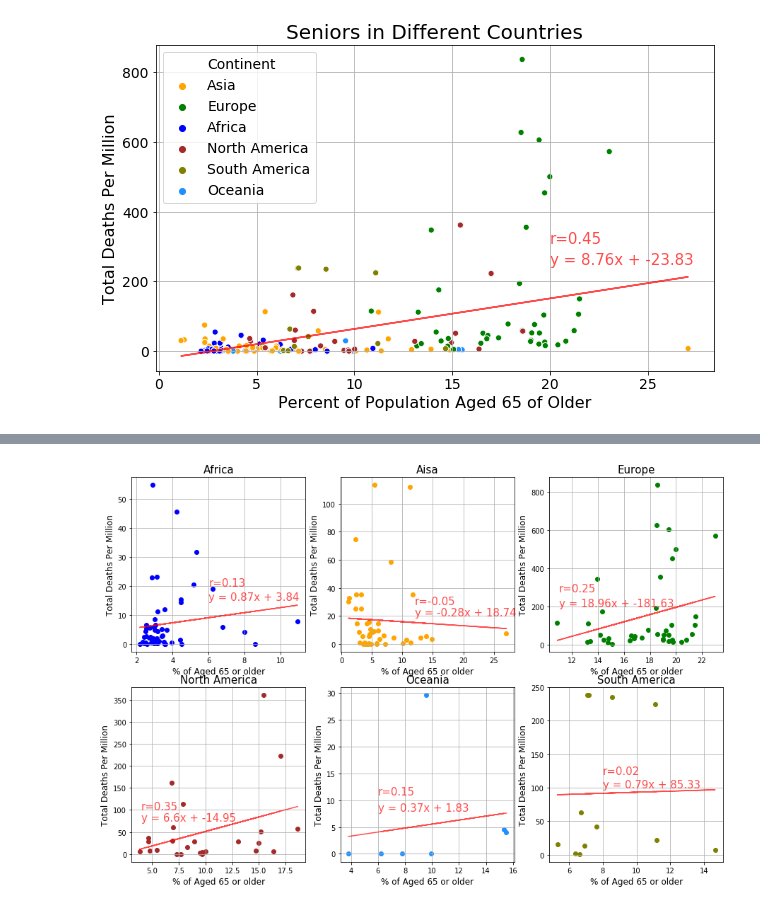
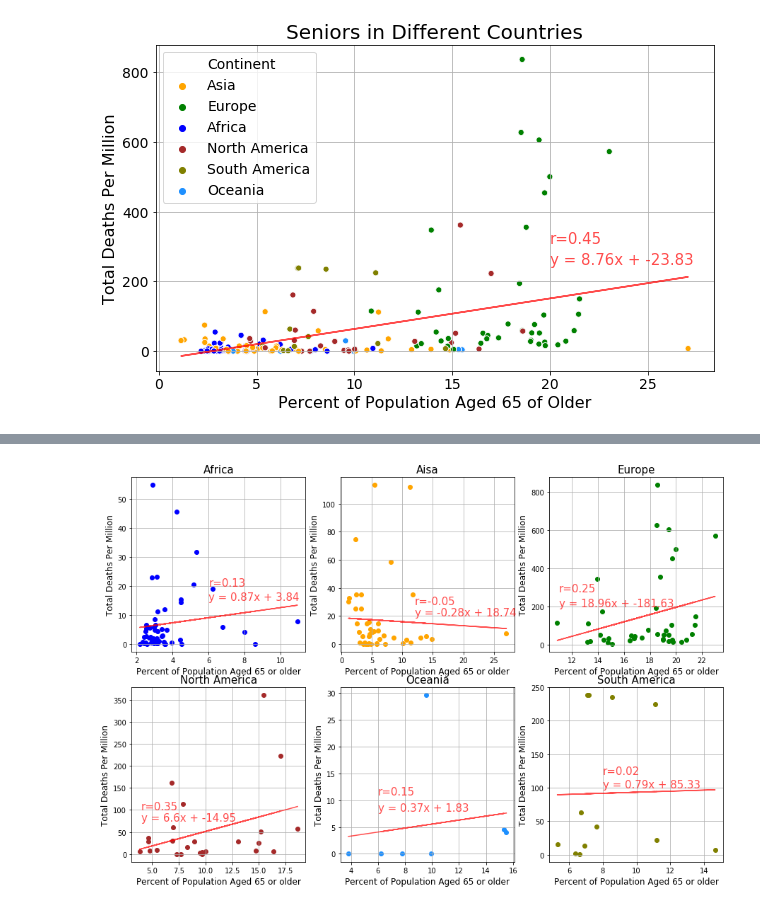
Before and after one commit to M-Agami/META-B, a Jupyter notebook: Coding/Coronavirus.ipynb, the cells around one changed output, grey strips where cells are left out. Drawn from its saved outputs; the diff is of its cells as text; code cells hidden in the pictures.

```diff
--- a/Coding/Coronavirus.ipynb
+++ b/Coding/Coronavirus.ipynb
@@ -159 +132,4 @@ combined_df[(combined_df['Continent']=='South America')].groupby("Date").sum()
+# %%
+# delete the data for "2020-06-22" because it is not complete
+combined_df=combined_df[combined_df['Date']!="2020-06-22"]
 # %%
@@ -419,10 +343,12 @@ oceania_65_cases_df.head()
 # %%
+# scatter plot of people aged 65 or older vs. death per million break down by continents
+
 fig, axs = plt.subplots(2,3,figsize=(15,10))
 
 # africa
-africa_65_cases_df_updated=africa_65_cases_df[["% of Aged 65 or older","Total Deaths Per Million"]]
+africa_65_cases_df_updated=africa_65_cases_df[["Aged 65 or older","Total Deaths Per Million"]]
 africa_65_cases_df_updated=africa_65_cases_df_updated.dropna()
-x_values=africa_65_cases_df_updated["% of Aged 65 or older"]
+x_values=africa_65_cases_df_updated["Aged 65 or older"]
 y_values=africa_65_cases_df_updated["Total Deaths Per Million"]
 (slope, intercept, rvalue, pvalue, stderr) = linregress(x_values, y_values)
 regress_values = x_values * slope + intercept
@@ -430,8 +356,8 @@ line_eq = "y = " + str(round(slope,2)) + "x + " + str(round(intercept,2))
 axs[0,0].scatter(x_values, y_values,color='blue')
 axs[0,0].plot(x_values,regress_values,"r-",alpha=0.7)
 axs[0,0].set_title('Africa', size=15) # Title
-axs[0,0].set_xlabel('% of Aged 65 or older', fontsize = 12) # Y label
-axs[0,0].set_ylabel('Total Deaths Per Million', fontsize = 12) # Y label
+axs[0,0].set_xlabel('Percent of Population Aged 65 or older', fontsize = 12)
+axs[0,0].set_ylabel('Total Deaths Per Million', fontsize = 12)
 axs[0,0].annotate(line_eq,(6,15),fontsize=15,color="red",alpha=0.7)
 correlation = st.pearsonr(x_values,y_values)
 correlation_eq="r="+str(round(correlation[0],2))
@@ -439,9 +365,9 @@ axs[0,0].annotate(correlation_eq,(6,20),fontsize=15,color="red",alpha=0.7)
 axs[0,0].grid()
 
 # asia
-aisa_65_cases_df_updated=asia_65_cases_df[["% of Aged 65 or older","Total Deaths Per Million"]]
+aisa_65_cases_df_updated=asia_65_cases_df[["Aged 65 or older","Total Deaths Per Million"]]
 aisa_65_cases_df_updated=aisa_65_cases_df_updated.dropna()
-x_values=aisa_65_cases_df_updated["% of Aged 65 or older"]
+x_values=aisa_65_cases_df_updated["Aged 65 or older"]
 y_values=aisa_65_cases_df_updated["Total Deaths Per Million"]
 (slope, intercept, rvalue, pvalue, stderr) = linregress(x_values, y_values)
 regress_values = x_values * slope + intercept
@@ -449,8 +375,8 @@ line_eq = "y = " + str(round(slope,2)) + "x + " + str(round(intercept,2))
 axs[0,1].scatter(x_values, y_values,color='orange')
 axs[0,1].plot(x_values,regress_values,"r-",alpha=0.7)
 axs[0,1].set_title('Aisa', size=15) # Title
-axs[0,1].set_xlabel('% of Aged 65 or older', fontsize = 12) # Y label
-axs[0,1].set_ylabel('Total Deaths Per Million', fontsize = 12) # Y label
+axs[0,1].set_xlabel('Percent of Population Aged 65 or older', fontsize = 12)
+axs[0,1].set_ylabel('Total Deaths Per Million', fontsize = 12)
 axs[0,1].annotate(line_eq,(12,20),fontsize=15,color="red",alpha=0.7)
 correlation = st.pearsonr(x_values,y_values)
 correlation_eq="r="+str(round(correlation[0],2))
@@ -458,9 +384,9 @@ axs[0,1].annotate(correlation_eq,(12,28),fontsize=15,color="red",alpha=0.7)
 axs[0,1].grid()
 
 # europe
-europe_65_cases_df_updated=europe_65_cases_df[["% of Aged 65 or older","Total Deaths Per Million"]]
+europe_65_cases_df_updated=europe_65_cases_df[["Aged 65 or older","Total Deaths Per Million"]]
 europe_65_cases_df_updated=europe_65_cases_df_updated.dropna()
-x_values=europe_65_cases_df_updated["% of Aged 65 or older"]
+x_values=europe_65_cases_df_updated["Aged 65 or older"]
 y_values=europe_65_cases_df_updated["Total Deaths Per Million"]
 (slope, intercept, rvalue, pvalue, stderr) = linregress(x_values, y_values)
 regress_values = x_values * slope + intercept
@@ -468,8 +394,8 @@ line_eq = "y = " + str(round(slope,2)) + "x + " + str(round(intercept,2))
 axs[0,2].scatter(x_values, y_values,color='green')
 axs[0,2].plot(x_values,regress_values,"r-",alpha=0.7)
 axs[0,2].set_title('Europe', size=15) # Title
-axs[0,2].set_xlabel('% of Aged 65 or older', fontsize = 12) # Y label
-axs[0,2].set_ylabel('Total Deaths Per Million', fontsize = 12) # Y label
+axs[0,2].set_xlabel('Percent of Population Aged 65 or older', fontsize = 12)
+axs[0,2].set_ylabel('Total Deaths Per Million', fontsize = 12)
 axs[0,2].annotate(line_eq,(11,200),fontsize=15,color="red",alpha=0.7)
 correlation = st.pearsonr(x_values,y_values)
 correlation_eq="r="+str(round(correlation[0],2))
@@ -477,9 +403,9 @@ axs[0,2].annotate(correlation_eq,(11,280),fontsize=15,color="red",alpha=0.7)
 axs[0,2].grid()
 
 # North America
-north_america_65_cases_df_updated=north_america_65_cases_df[["% of Aged 65 or older","Total Deaths Per Million"]]
+north_america_65_cases_df_updated=north_america_65_cases_df[["Aged 65 or older","Total Deaths Per Million"]]
 north_america_65_cases_df_updated=north_america_65_cases_df_updated.dropna()
-x_values=north_america_65_cases_df_updated["% of Aged 65 or older"]
+x_values=north_america_65_cases_df_updated["Aged 65 or older"]
 y_values=north_america_65_cases_df_updated["Total Deaths Per Million"]
 (slope, intercept, rvalue, pvalue, stderr) = linregress(x_values, y_values)
 regress_values = x_values * slope + intercept
@@ -487,8 +413,8 @@ line_eq = "y = " + str(round(slope,2)) + "x + " + str(round(intercept,2))
 axs[1,0].scatter(x_values, y_values,color='brown')
 axs[1,0].plot(x_values,regress_values,"r-",alpha=0.7)
 axs[1,0].set_title('North America', size=15) # Title
-axs[1,0].set_xlabel('% of Aged 65 or older', fontsize = 12) # Y label
-axs[1,0].set_ylabel('Total Deaths Per Million', fontsize = 12) # Y label
+axs[1,0].set_xlabel('Percent of Population Aged 65 or older', fontsize = 12)
+axs[1,0].set_ylabel('Total Deaths Per Million', fontsize = 12)
 axs[1,0].annotate(line_eq,(4,75),fontsize=15,color="red",alpha=0.7)
 correlation = st.pearsonr(x_values,y_values)
 correlation_eq="r="+str(round(correlation[0],2))
@@ -497,45 +423,45 @@ axs[1,0].grid()
 
 
 #oceania
-oceania_65_cases_df_updated=oceania_65_cases_df[["% of Aged 65 or older","Total Deaths Per Million"]]
+oceania_65_cases_df_updated=oceania_65_cases_df[["Aged 65 or older","Total Deaths Per Million"]]
 oceania_65_cases_df_updated=oceania_65_cases_df_updated.dropna()
-x_values=oceania_65_cases_df_updated["% of Aged 65 or older"]
+x_values=oceania_65_cases_df_updated["Aged 65 or older"]
 y_values=oceania_65_cases_df_updated["Total Deaths Per Million"]
 (slope, intercept, rvalue, pvalue, stderr) = linregress(x_values, y_values)
 regress_values = x_values * slope + intercept
 line_eq = "y = " + str(round(slope,2)) + "x + " + str(round(intercept,2))
 axs[1,1].scatter(x_values, y_values,color='dodgerblue')
 axs[1,1].plot(x_values,regress_values,"r-",alpha=0.7)
 axs[1,1].set_title('Oceania', size=15) # Title
-axs[1,1].set_xlabel('% of Aged 65 or older', fontsize = 12) # Y label
-axs[1,1].set_ylabel('Total Deaths Per Million', fontsize = 12) # Y label
+axs[1,1].set_xlabel('Percent of Population Aged 65 or older', fontsize = 12)
+axs[1,1].set_ylabel('Total Deaths Per Million', fontsize = 12)
 axs[1,1].annotate(line_eq,(6,8),fontsize=15,color="red",alpha=0.7)
 correlation = st.pearsonr(x_values,y_values)
 correlation_eq="r="+str(round(correlation[0],2))
 axs[1,1].annotate(correlation_eq,(6,11),fontsize=15,color="red",alpha=0.7)
 axs[1,1].grid()
 
 #south america
-south_america_65_cases_df_updated=south_america_65_cases_df[["% of Aged 65 or older","Total Deaths Per Million"]]
+south_america_65_cases_df_updated=south_america_65_cases_df[["Aged 65 or older","Total Deaths Per Million"]]
 south_america_65_cases_df_updated=south_america_65_cases_df_updated.dropna()
-x_values=south_america_65_cases_df_updated["% of Aged 65 or older"]
+x_values=south_america_65_cases_df_updated["Aged 65 or older"]
 y_values=south_america_65_cases_df_updated["Total Deaths Per Million"]
 (slope, intercept, rvalue, pvalue, stderr) = linregress(x_values, y_values)
 regress_values = x_values * slope + intercept
 line_eq = "y = " + str(round(slope,2)) + "x + " + str(round(intercept,2))
 axs[1,2].scatter(x_values, y_values,color='olive')
 axs[1,2].plot(x_values,regress_values,"r-",alpha=0.7)
 axs[1,2].set_title('South America', size=15) # Title
-axs[1,2].set_xlabel('% of Aged 65 or older', fontsize = 12) # Y label
-axs[1,2].set_ylabel('Total Deaths Per Million', fontsize = 12) # Y label
+axs[1,2].set_xlabel('Percent of Population Aged 65 or older', fontsize = 12)
+axs[1,2].set_ylabel('Total Deaths Per Million', fontsize = 12)
 axs[1,2].annotate(line_eq,(8,100),fontsize=15,color="red",alpha=0.7)
 correlation = st.pearsonr(x_values,y_values)
 correlation_eq="r="+str(round(correlation[0],2))
 axs[1,2].annotate(correlation_eq,(8,120),fontsize=15,color="red",alpha=0.7)
 axs[1,2].grid()
 
 # plt.tick_params(axis='both', which='major', labelsize=14)
 plt.savefig('Death rate of the elder in different continents.png', dpi=400)
 plt.show()
 # %% [output]
-[figure, old version]
+[figure, new version]
```
Also changed, not shown: parts of 18 cells of this notebook.
